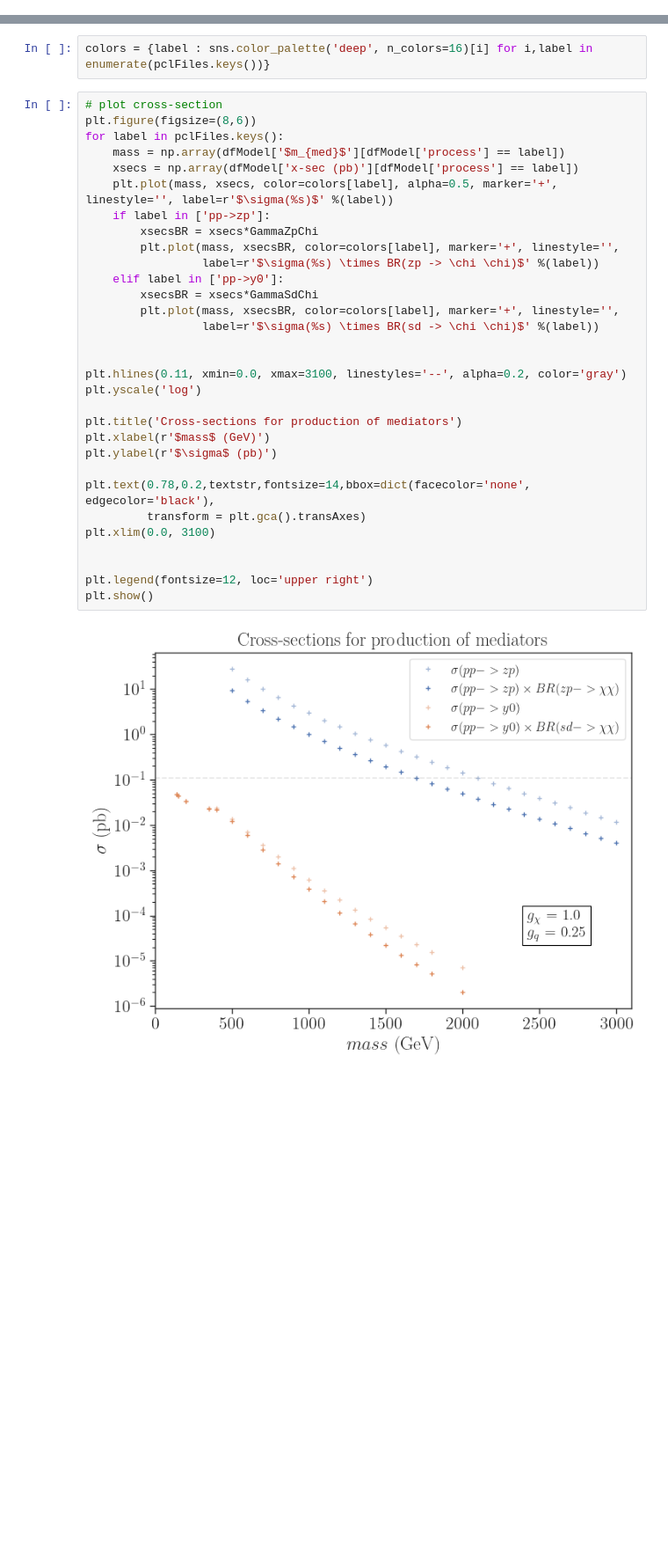
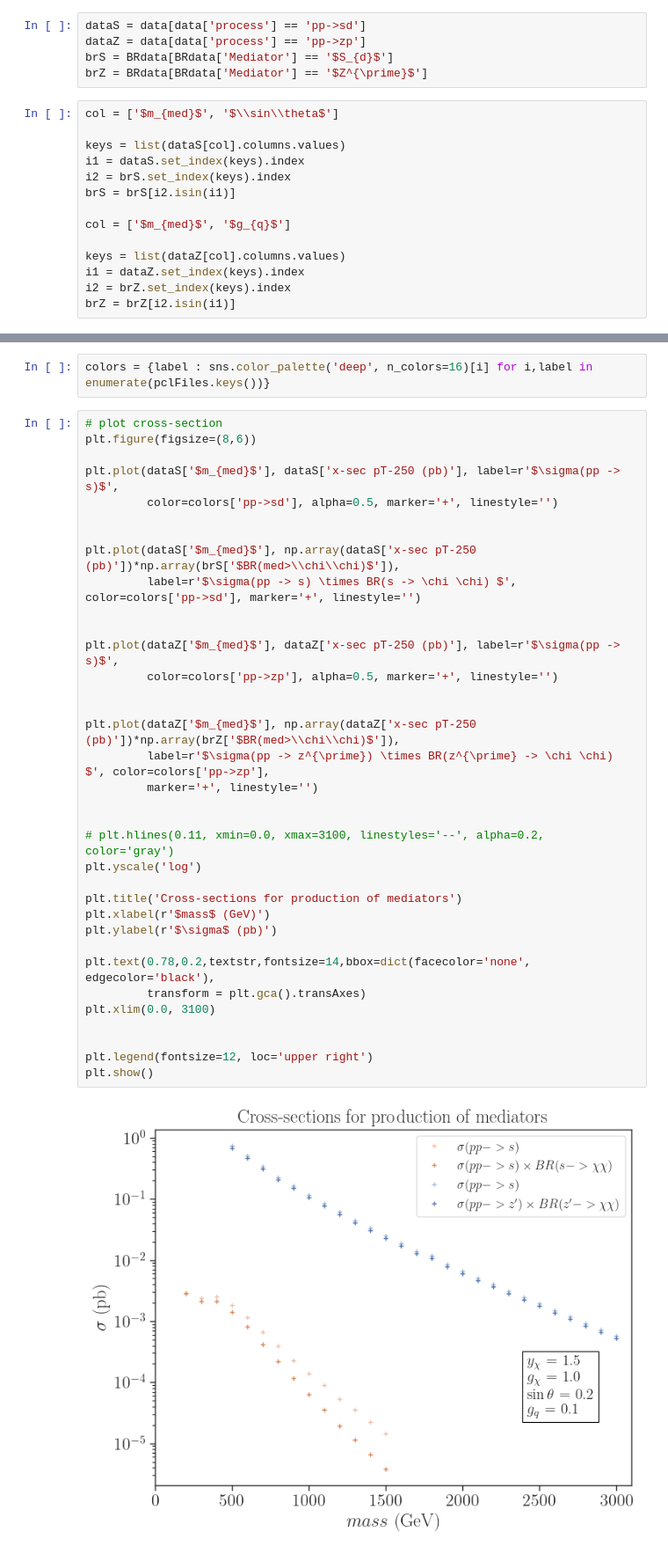
Before and after one commit to SModelS/smodelsv3-paper, a Jupyter notebook: notebooks/Plot-xsec-BR.ipynb, the cells around one changed output, grey strips where cells are left out. Shown at 88% size. Cells and saved outputs as stored; diff of their text form; blank space fills up the shorter version.

Commit message:
updated xsec br plot

```diff
--- a/notebooks/Plot-xsec-BR.ipynb
+++ b/notebooks/Plot-xsec-BR.ipynb
@@ -215,0 +65,19 @@ dfModel
+# %%
+dataS = data[data['process'] == 'pp->sd']
+dataZ = data[data['process'] == 'pp->zp']
+brS = BRdata[BRdata['Mediator'] == '$S_{d}$']
+brZ = BRdata[BRdata['Mediator'] == '$Z^{\prime}$']
+# %%
+col = ['$m_{med}$', '$\\sin\\theta$']
+
+keys = list(dataS[col].columns.values)
+i1 = dataS.set_index(keys).index
+i2 = brS.set_index(keys).index
+brS = brS[i2.isin(i1)]
+
+col = ['$m_{med}$', '$g_{q}$']
+
+keys = list(dataZ[col].columns.values)
+i1 = dataZ.set_index(keys).index
+i2 = brZ.set_index(keys).index
+brZ = brZ[i2.isin(i1)]
@@ -218,33 +111,37 @@ colors = {label : sns.color_palette('deep', n_colors=16)[i] for i,label in enume
 # %%
 # plot cross-section
 plt.figure(figsize=(8,6))
-for label in pclFiles.keys():
-    mass = np.array(dfModel['$m_{med}$'][dfModel['process'] == label])
-    xsecs = np.array(dfModel['x-sec (pb)'][dfModel['process'] == label])
-    plt.plot(mass, xsecs, color=colors[label], alpha=0.5, marker='+', linestyle='', label=r'$\sigma(%s)$' %(label))
-    if label in ['pp->zp']:
-        xsecsBR = xsecs*GammaZpChi
-        plt.plot(mass, xsecsBR, color=colors[label], marker='+', linestyle='',
-                 label=r'$\sigma(%s) \times BR(zp -> \chi \chi)$' %(label))
-    elif label in ['pp->y0']:
-        xsecsBR = xsecs*GammaSdChi
-        plt.plot(mass, xsecsBR, color=colors[label], marker='+', linestyle='',
-                 label=r'$\sigma(%s) \times BR(sd -> \chi \chi)$' %(label))
+
+plt.plot(dataS['$m_{med}$'], dataS['x-sec pT-250 (pb)'], label=r'$\sigma(pp -> s)$',
+         color=colors['pp->sd'], alpha=0.5, marker='+', linestyle='')
 
 
-plt.hlines(0.11, xmin=0.0, xmax=3100, linestyles='--', alpha=0.2, color='gray')
+plt.plot(dataS['$m_{med}$'], np.array(dataS['x-sec pT-250 (pb)'])*np.array(brS['$BR(med>\\chi\\chi)$']),
+         label=r'$\sigma(pp -> s) \times BR(s -> \chi \chi) $', color=colors['pp->sd'], marker='+', linestyle='')
+
+
+plt.plot(dataZ['$m_{med}$'], dataZ['x-sec pT-250 (pb)'], label=r'$\sigma(pp -> s)$',
+         color=colors['pp->zp'], alpha=0.5, marker='+', linestyle='')
+
+
+plt.plot(dataZ['$m_{med}$'], np.array(dataZ['x-sec pT-250 (pb)'])*np.array(brZ['$BR(med>\\chi\\chi)$']),
+         label=r'$\sigma(pp -> z^{\prime}) \times BR(z^{\prime} -> \chi \chi) $', color=colors['pp->zp'],
+         marker='+', linestyle='')
+
+
+# plt.hlines(0.11, xmin=0.0, xmax=3100, linestyles='--', alpha=0.2, color='gray')
 plt.yscale('log')
 
 plt.title('Cross-sections for production of mediators')
 plt.xlabel(r'$mass$ (GeV)')
 plt.ylabel(r'$\sigma$ (pb)')
 
 plt.text(0.78,0.2,textstr,fontsize=14,bbox=dict(facecolor='none', edgecolor='black'),
          transform = plt.gca().transAxes)
 plt.xlim(0.0, 3100)
 
 
 plt.legend(fontsize=12, loc='upper right')
 plt.show()
 # %% [output]
-[figure, old version]
+[figure, new version]
```
Also changed, not shown: parts of 10 cells of this notebook, 1 other file.
